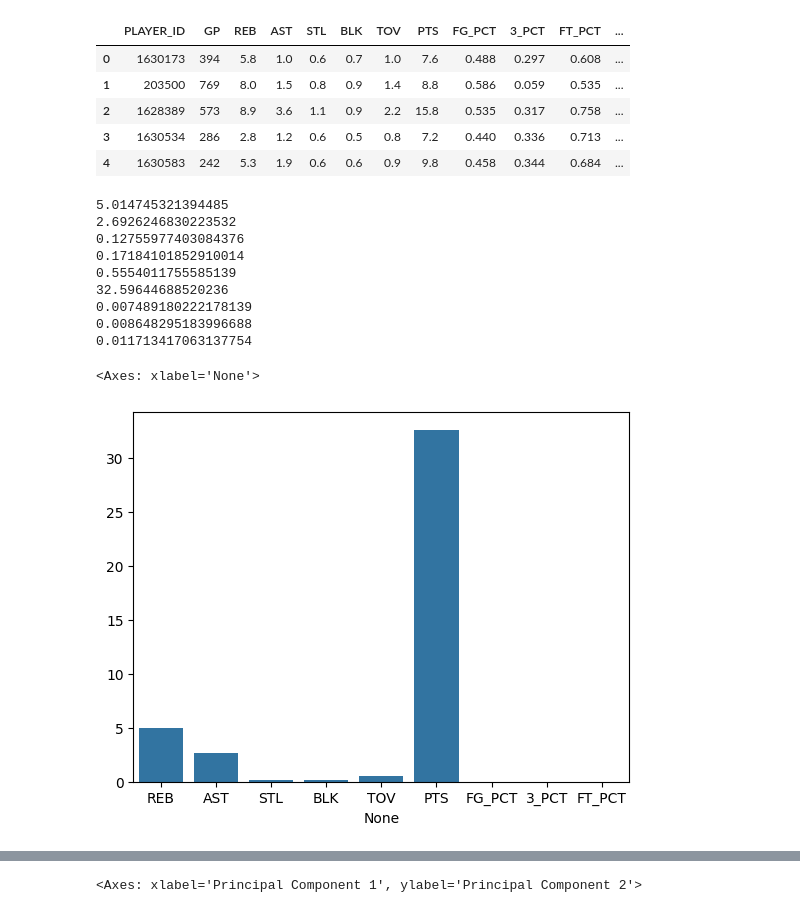
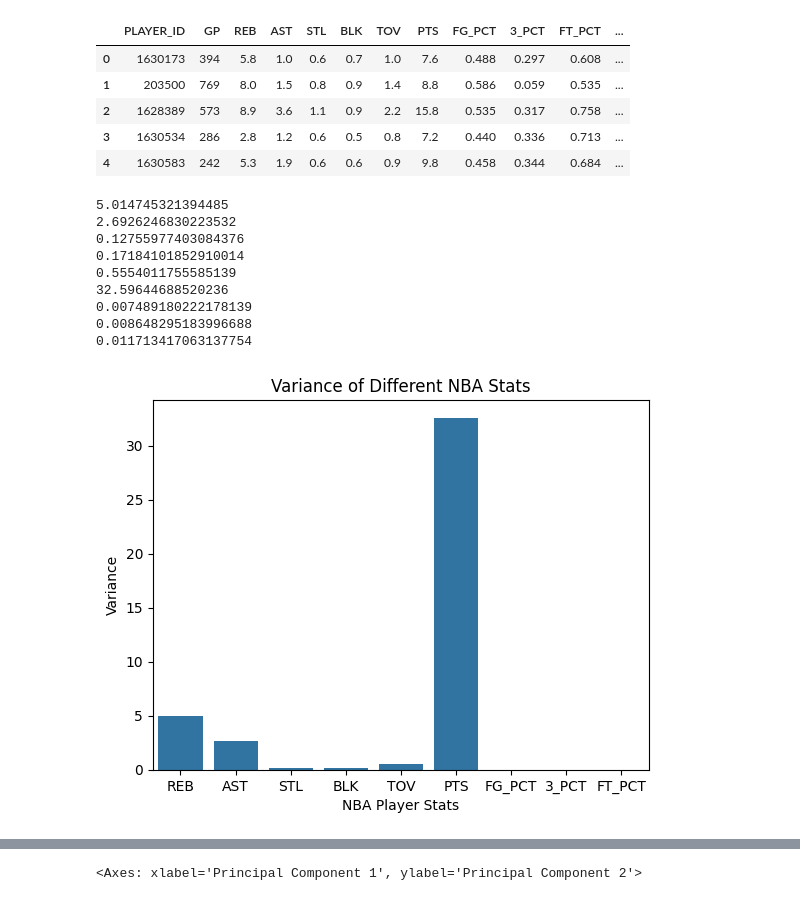
Before and after one commit to kyletp09/NBA_Player_Similarities, a Jupyter notebook: Jupyter_Notebooks/feature_selection.ipynb, the cells around one changed output, grey strips where cells are left out. Cells and saved outputs as stored; diff of their text form; code cells hidden in the pictures.

```diff
--- a/Jupyter_Notebooks/feature_selection.ipynb
+++ b/Jupyter_Notebooks/feature_selection.ipynb
@@ -24,25 +24,28 @@ df.head()
 # %%
 # Feature Selection using Variance Threshold
 numeric_data = df.loc[:, "REB": "FT_PCT"]
 variance_array = np.empty(numeric_data.shape[1])
 
 for i in range(numeric_data.shape[1]):
     variance_array[i] = np.var(numeric_data.iloc[:, i])
     print(variance_array[i])
 
 sns.barplot(x= numeric_data.columns, y= variance_array)
+plt.xlabel('NBA Player Stats')
+plt.ylabel('Variance')
+plt.title('Variance of Different NBA Stats')
+plt.show()
 # %% [output]
 5.014745321394485
 2.6926246830223532
 0.12755977403084376
 0.17184101852910014
 0.5554011755585139
 32.59644688520236
 0.007489180222178139
 0.008648295183996688
 0.011713417063137754
-<Axes: xlabel='None'>
-[figure, old version]
+[figure, new version]
 # %%
 # Scaling the Features using standardization
 
```
Also changed, not shown: parts of 6 cells of this notebook.
